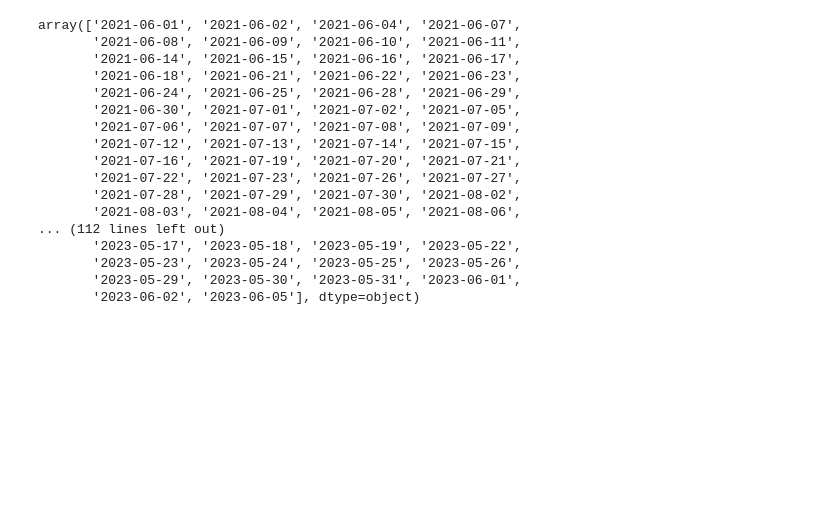
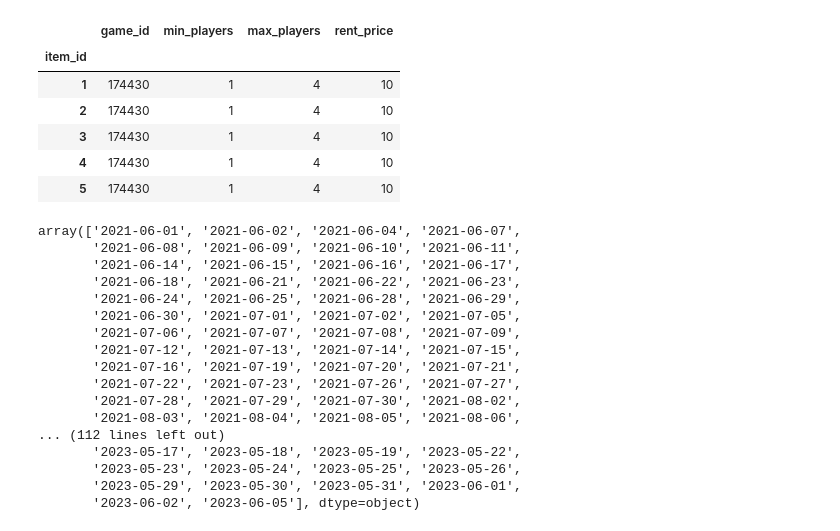
Before and after one commit to mweuro/Gameshop_database, a Jupyter notebook: Szymon/notes.ipynb, the cells around one changed output. Cells and saved outputs as stored; diff of their text form; code cells hidden in the pictures; blank space fills up the shorter version.

```diff
--- a/Szymon/notes.ipynb
+++ b/Szymon/notes.ipynb
@@ -37,6 +37,17 @@ games_df.head()
 | 182028 | Through the Ages: A New Story of ... | Rewrite history as you build up y... | 2 | 4 | 240 | 2015 | 8.60673 | 14 | Action Point Allowance System, Au... | ... |
 | 167791 | Terraforming Mars | Compete with rival CEOs to make M... | 1 | 5 | 120 | 2016 | 8.38461 | 12 | Card Drafting, Hand Management, S... | ... |
 | 12333 | Twilight Struggle | Relive the Cold War and rewrite h... | 2 | 2 | 180 | 2005 | 8.33954 | 13 | Area Control / Area Influence, Ca... | ... |
+# %%
+items_df = pd.read_csv('../database/games_to_rent.csv', index_col='item_id')
+items_df.head()
+# %% [output]
+|  | game_id | min_players | max_players | rent_price |
+| item_id |  |  |  |  |
+| 1 | 174430 | 1 | 4 | 10 |
+| 2 | 174430 | 1 | 4 | 10 |
+| 3 | 174430 | 1 | 4 | 10 |
+| 4 | 174430 | 1 | 4 | 10 |
+| 5 | 174430 | 1 | 4 | 10 |
 # %%
 dates_df = pd.read_csv('dates.csv')
 dates = np.array(dates_df.date)
```
Also changed, not shown: parts of 8 cells of this notebook, 2 other files.
